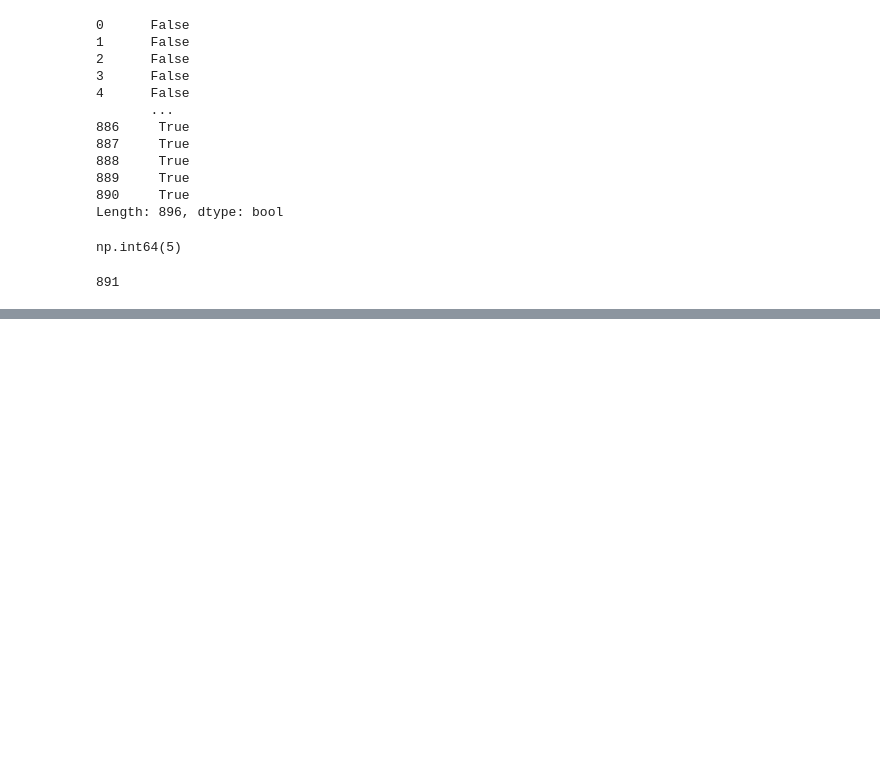
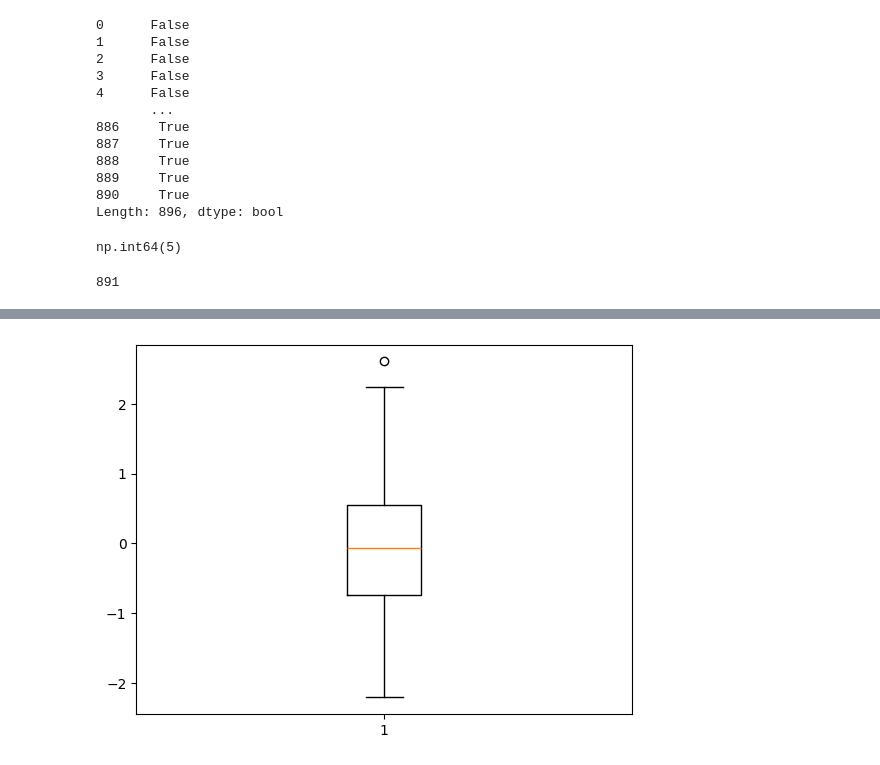
Before and after one commit to green-dev-ai/DI201, a Jupyter notebook: week3/Day2/w3d2.ipynb, the cells around one changed output, grey strips where cells are left out. Saved outputs shown, nothing was run; the diff lists cells and outputs as text; code cells hidden in the pictures; blank space fills up the shorter version.

```diff
--- a/week3/Day2/w3d2.ipynb
+++ b/week3/Day2/w3d2.ipynb
@@ -147,0 +196,6 @@ train
+# %%
+import numpy as np
+plt.boxplot(np.random.normal(size=100))
+plt.show()
+# %% [output]
+[figure, added]
```
Also changed, not shown: parts of 8 cells of this notebook, 6 other files.
